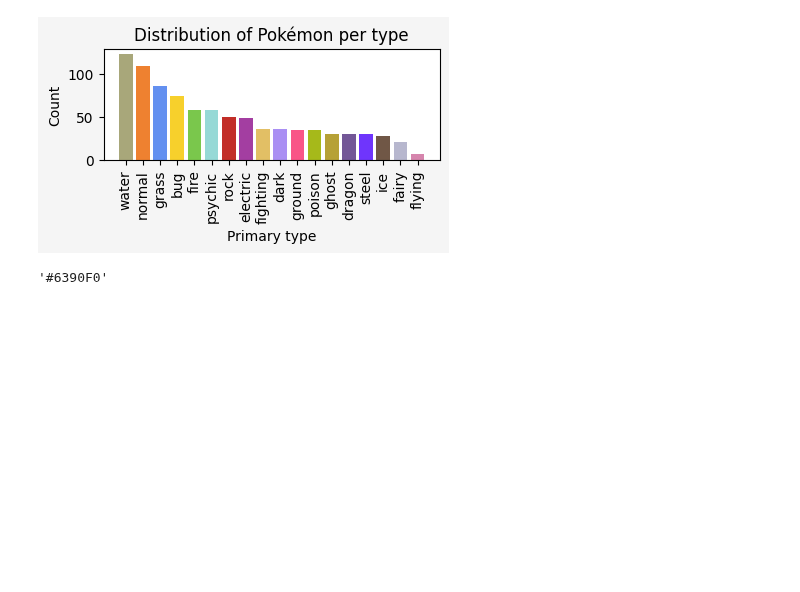
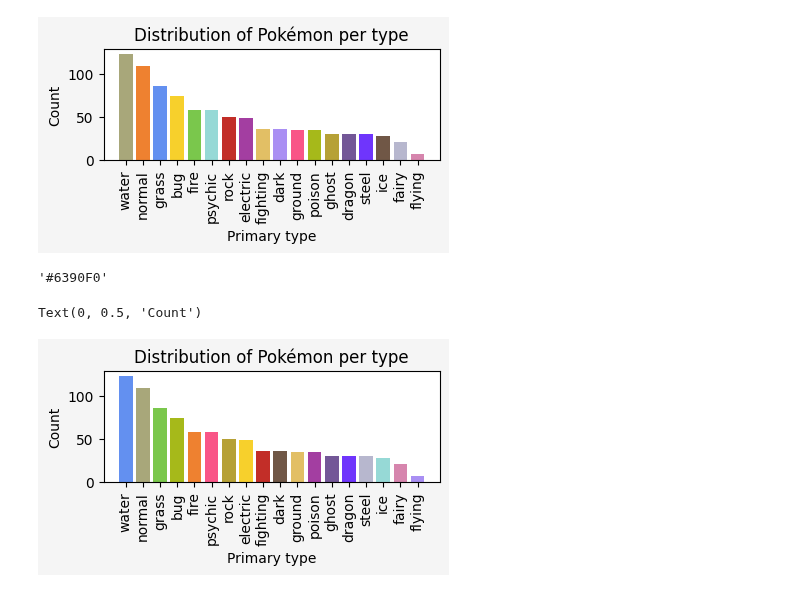
Before and after one commit to NicoleSchwartz/20241505-tutorial-pandas-matplotlib, a Jupyter notebook: tutorial.ipynb, the cells around one changed output. Drawn from its saved outputs; the diff is of its cells as text; code cells hidden in the pictures; blank space fills up the shorter version.

```diff
--- a/tutorial.ipynb
+++ b/tutorial.ipynb
@@ -885,24 +885,27 @@ type_colours_data["water"]
 # %%
 fig, ax = plt.subplots(
     figsize=(4, 2.25),
     facecolor="whitesmoke",
     layout="constrained",
 )
 
 primary_type = pokemon["primary_type"]
 value_counts = primary_type.value_counts()
-colours = [type_colours_data[ptype] for tpype in value_counts.index]
+colours = [type_colours_data[ptype] for ptype in value_counts.index]
 
 ax.bar(
     range(primary_type.nunique()),
     value_counts,
     color=colours,
 )
 ax.set_xticks(
     range(primary_type.nunique()),
     labels=value_counts.index,
     rotation=90,
 )
 ax.set_title("Distribution of Pokémon per type")
 ax.set_xlabel("Primary type")
 ax.set_ylabel("Count")
+# %% [output]
+Text(0, 0.5, 'Count')
+[figure, added]
```
